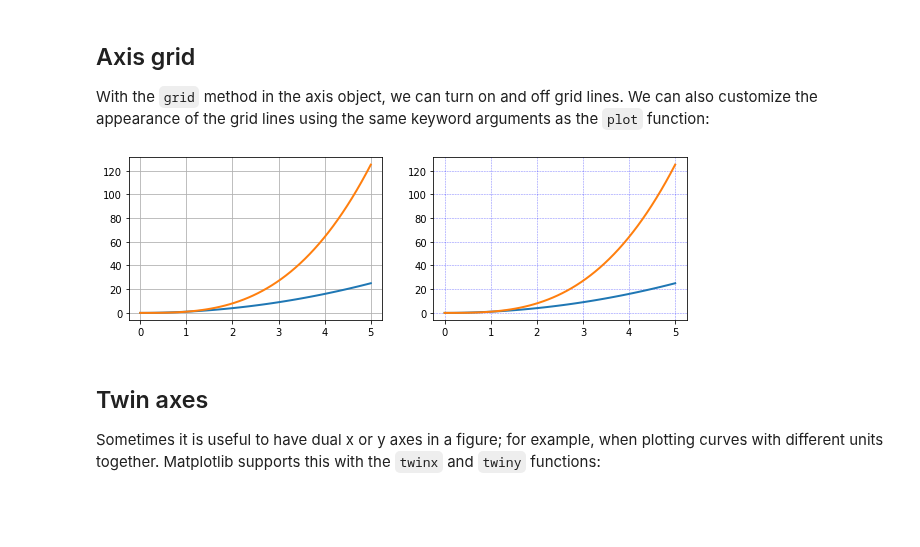
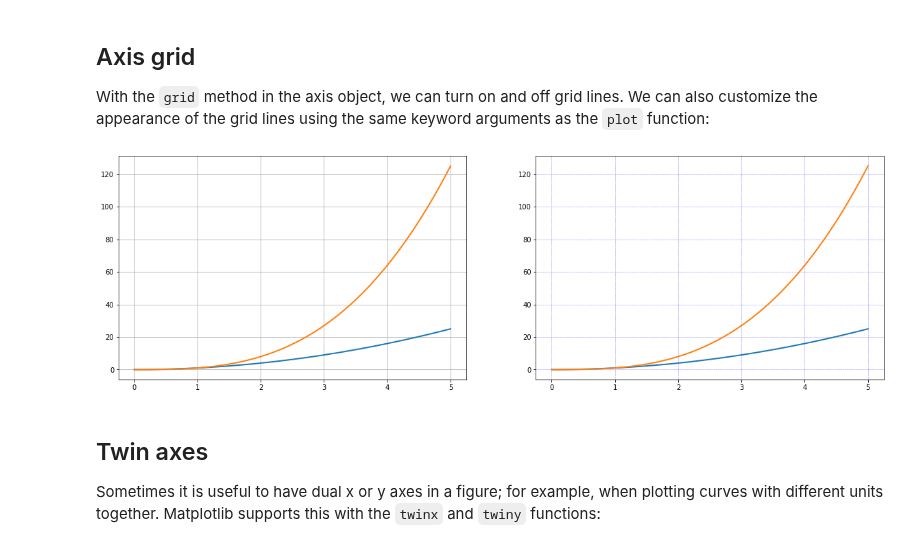
Before and after one commit to mtn75/Python-Toturial, a Jupyter notebook: python_workshop_visualisation.ipynb, the cells around one changed output. Drawn from its saved outputs; the diff is of its cells as text; code cells hidden in the pictures; blank space fills up the shorter version.

```diff
--- a/python_workshop_visualisation.ipynb
+++ b/python_workshop_visualisation.ipynb
@@ -32,7 +26,7 @@ One of the key features of matplotlib that I would like to emphasize, and that I
 
 More information at the Matplotlib web page: http://matplotlib.org/
 # %%
-x = np.linspace(0, 5)
+x = np.linspace(0, 5,100)
 y = x ** 2
 
 print(x)
@@ -277,10 +271,6 @@ ax.set_yticklabels(["$%.1f$" % y for y in yticks], fontsize=18); # use LaTeX for
 # %% [markdown]
 ## Axis number and axis label spacing
 # %%
-# distance between x and y axis and the numbers on the axes
-matplotlib.rcParams['xtick.major.pad'] = 5
-matplotlib.rcParams['ytick.major.pad'] = 5
-
 fig, ax = plt.subplots(1, 1)
 
 ax.plot(x, x**2, x, np.exp(x))
@@ -299,4 +288,0 @@ ax.set_ylabel("y");
-# %%
-# restore defaults
-matplotlib.rcParams['xtick.major.pad'] = 3
-matplotlib.rcParams['ytick.major.pad'] = 3
@@ -320,17 +290,17 @@ fig.subplots_adjust(left=0.15, right=.9, bottom=0.1, top=0.9);
 ## Axis grid
 With the `grid` method in the axis object, we can turn on and off grid lines. We can also customize the appearance of the grid lines using the same keyword arguments as the `plot` function:
 # %%
-fig, axes = plt.subplots(1, 2, figsize=(10,3))
+fig, axes = plt.subplots(1, 2, figsize=(20,6))
 
 # default grid appearance
 axes[0].plot(x, x**2, x, x**3, lw=2)
 axes[0].grid(True)
 
 # custom grid appearance
 axes[1].plot(x, x**2, x, x**3, lw=2)
 axes[1].grid(color='b', alpha=0.5, linestyle='dashed', linewidth=0.5)
 # %% [output]
-[figure, old version]
+[figure, new version]
 # %% [markdown]
 ## Twin axes
 
```
Also changed, not shown: parts of 24 cells of this notebook.
